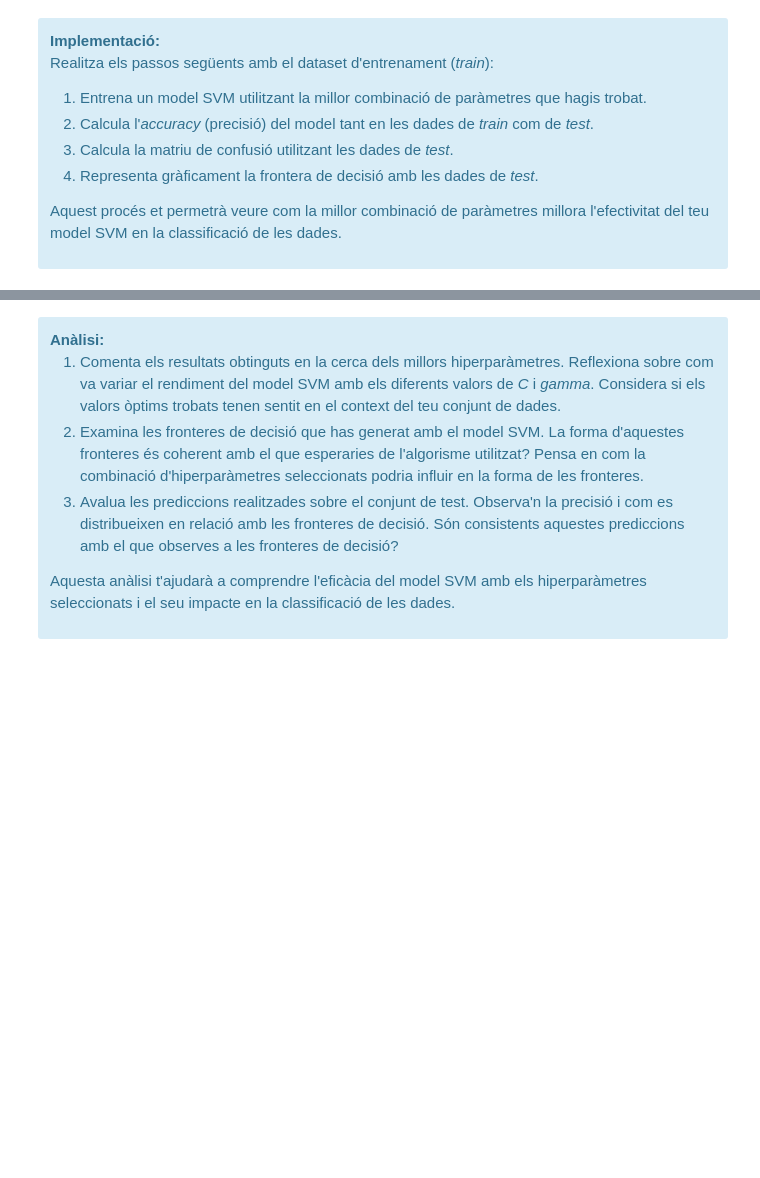
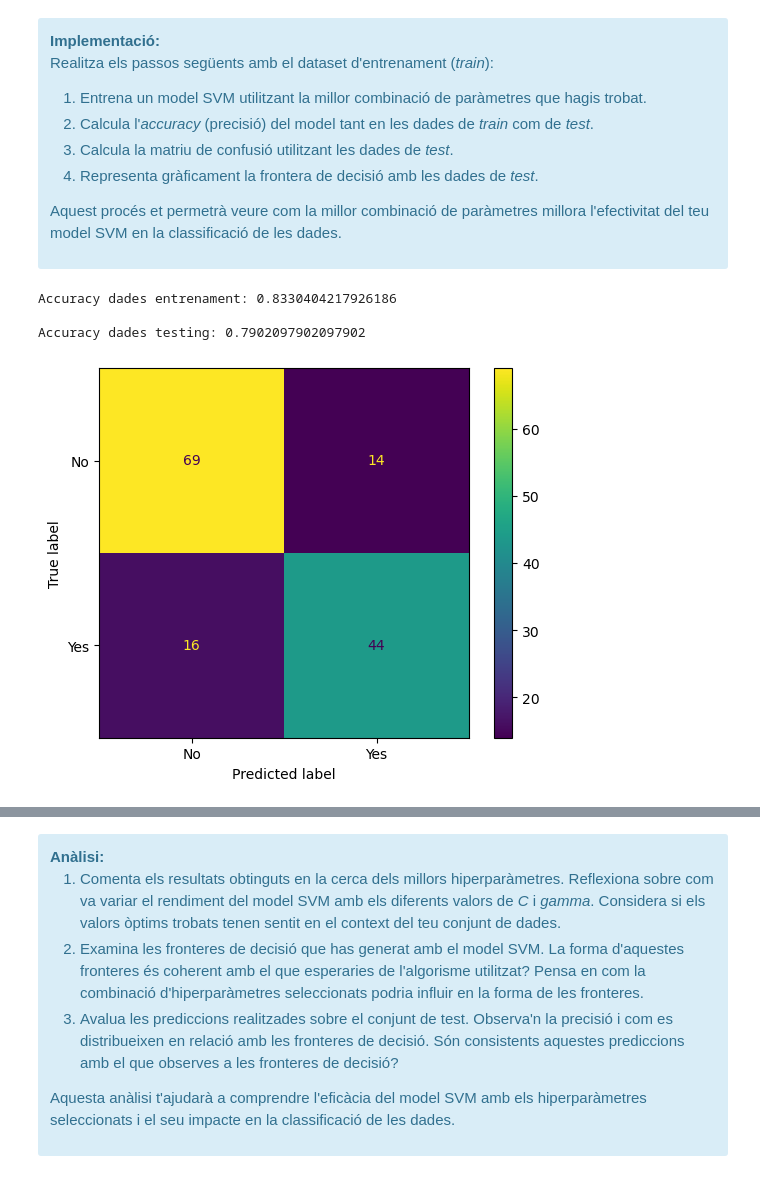
Before and after one commit to marc7666/PAC3-aprenentatge-automatic, a Jupyter notebook: M2.991_20242_PAC3-Enunciat-1.ipynb, the cells around one changed output, grey strips where cells are left out. Drawn from its saved outputs; the diff is of its cells as text; code cells hidden in the pictures; blank space fills up the shorter version.

```diff
--- a/M2.991_20242_PAC3-Enunciat-1.ipynb
+++ b/M2.991_20242_PAC3-Enunciat-1.ipynb
@@ -555,3 +612,27 @@ Realitza els passos següents amb el dataset d'entrenament (_train_):
 
 Aquest procés et permetrà veure com la millor combinació de paràmetres millora l'efectivitat del teu model SVM en la classificació de les dades.
 </div>
+# %%
+# Step 1: Optimal model
+svm_optimal = SVC(C=1, gamma=1)
+svm_optimal.fit(X_train_projection, y_train) # Entrenament dels diferents models
+
+# Step 2: Metrics
+predictions_data_training = svm_optimal.predict(X_train_projection) # Prediccions amb dades d'entrenament
+predictions_data_testing = svm_optimal.predict(X_test_projection) # Predeiccions amb dades de testing
+training_accuracy = accuracy_score(y_train, predictions_data_training)
+testing_accuracy = accuracy_score(y_test, predictions_data_testing)
+print(f"Accuracy dades entrenament: {training_accuracy}\n")
+print(f"Accuracy dades testing: {testing_accuracy}")
+# %% [output]
+Accuracy dades entrenament: 0.8330404217926186
+
+Accuracy dades testing: 0.7902097902097902
+# %%
+# Step 3: Confusion matrix:
+conf_mat = confusion_matrix(y_test, predictions_data_testing)
+conf_mat_display = ConfusionMatrixDisplay(confusion_matrix=conf_mat, display_labels=labels) # Per veure la matriu de confusió bonica
+conf_mat_display.plot()
+plt.show()
+# %% [output]
+[figure, added]
```
Also changed, not shown: parts of 12 cells of this notebook.
